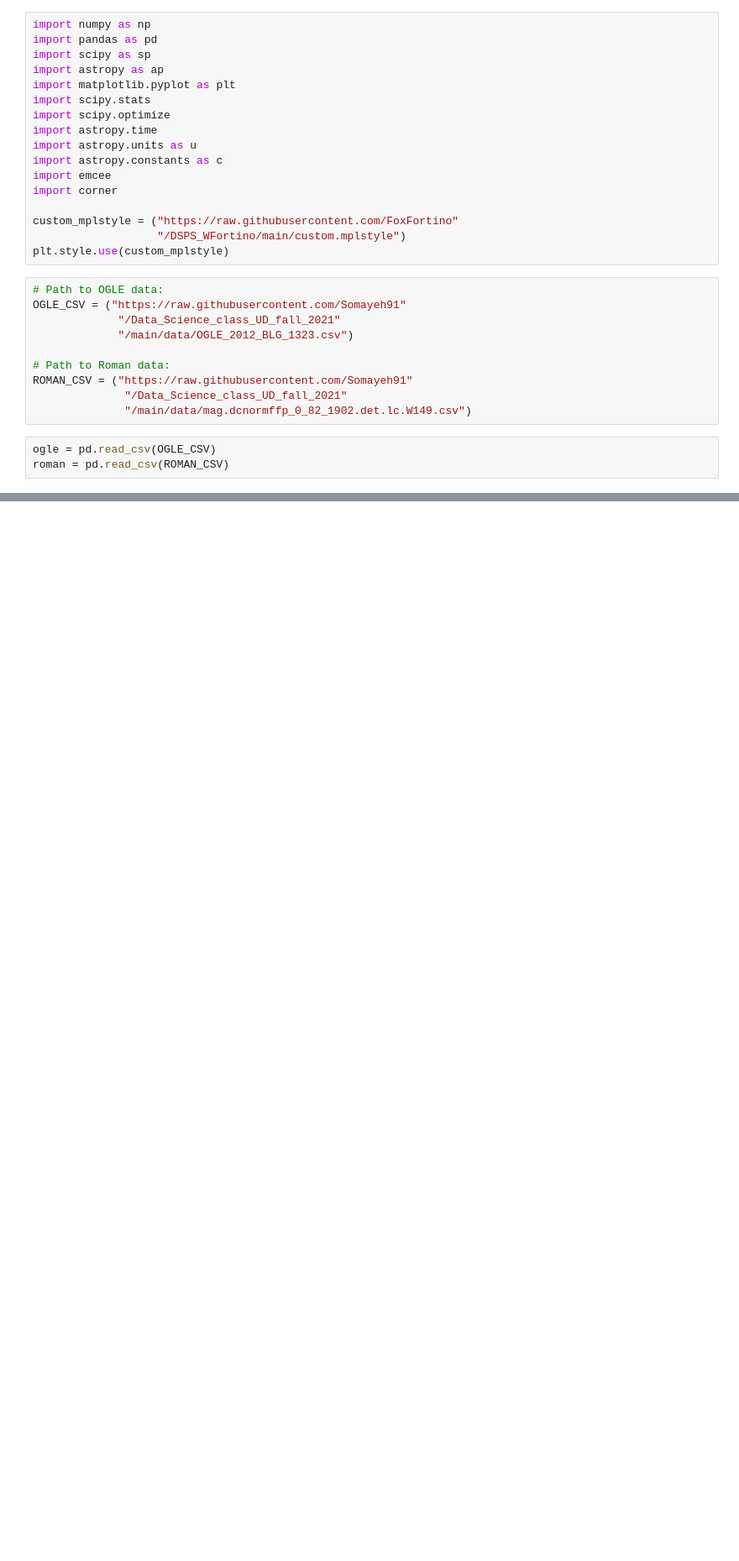
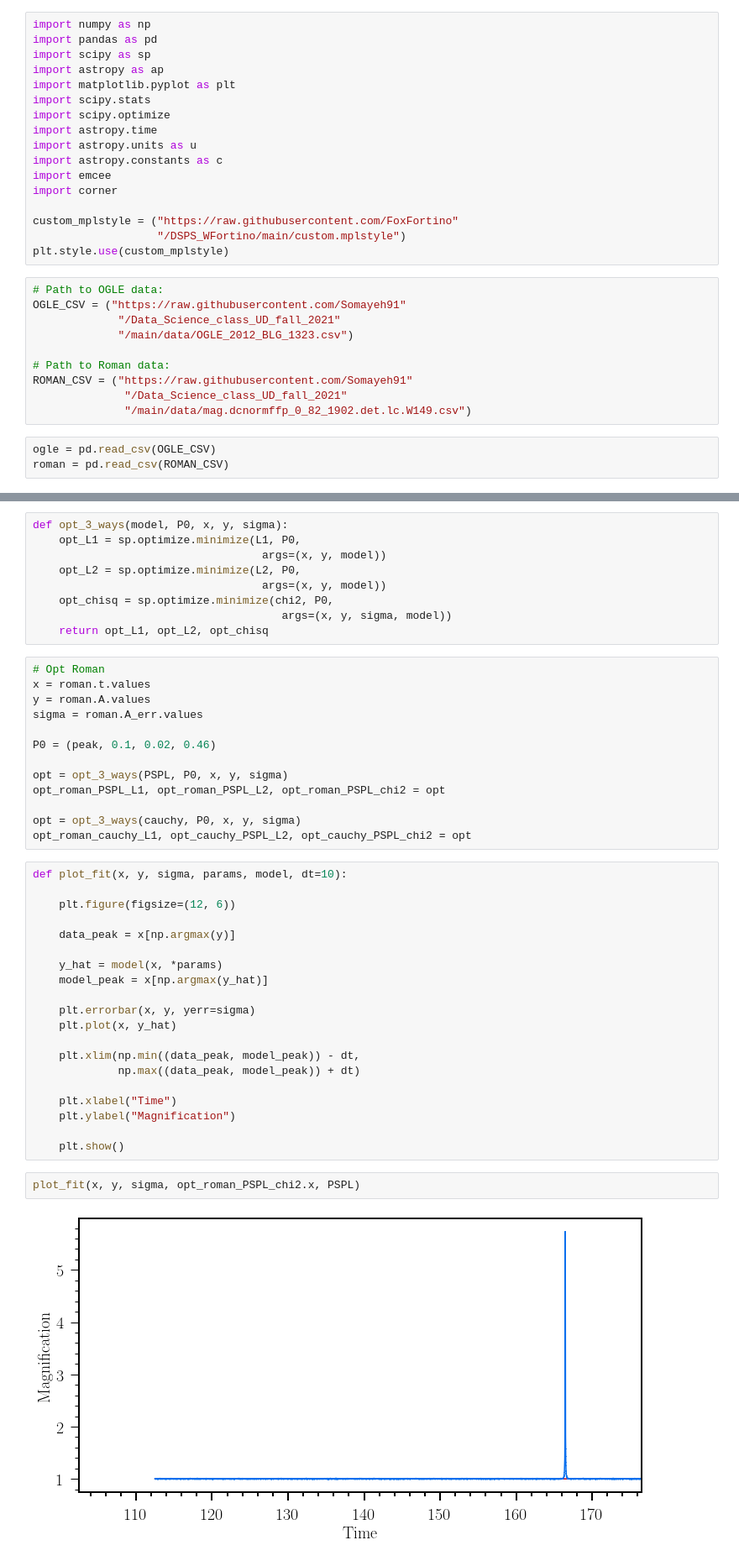
Before and after one commit to FoxFortino/DSPS_WFortino, a Jupyter notebook: Labs/Lab4_Microlensing.ipynb, the cells around one changed output, grey strips where cells are left out. Shown: that part at 84% size. Drawn from its saved outputs; the diff is of its cells as text; blank space fills up the shorter version.

```diff
--- a/Labs/Lab4_Microlensing.ipynb
+++ b/Labs/Lab4_Microlensing.ipynb
@@ -99,0 +91,46 @@ opt_PSPL_chisq =sp.optimize.minimize(chisq, PSPL_P0, args=(x, y, sigma, PSPL))
+# %%
+def opt_3_ways(model, P0, x, y, sigma):
+    opt_L1 = sp.optimize.minimize(L1, P0,
+                                   args=(x, y, model))
+    opt_L2 = sp.optimize.minimize(L2, P0,
+                                   args=(x, y, model))
+    opt_chisq = sp.optimize.minimize(chi2, P0,
+                                      args=(x, y, sigma, model))
+    return opt_L1, opt_L2, opt_chisq
+# %%
+# Opt Roman
+x = roman.t.values
+y = roman.A.values
+sigma = roman.A_err.values
+
+P0 = (peak, 0.1, 0.02, 0.46)
+
+opt = opt_3_ways(PSPL, P0, x, y, sigma)
+opt_roman_PSPL_L1, opt_roman_PSPL_L2, opt_roman_PSPL_chi2 = opt
+
+opt = opt_3_ways(cauchy, P0, x, y, sigma)
+opt_roman_cauchy_L1, opt_cauchy_PSPL_L2, opt_cauchy_PSPL_chi2 = opt
+# %%
+def plot_fit(x, y, sigma, params, model, dt=10):
+
+    plt.figure(figsize=(12, 6))
+
+    data_peak = x[np.argmax(y)]
+
+    y_hat = model(x, *params)
+    model_peak = x[np.argmax(y_hat)]
+
+    plt.errorbar(x, y, yerr=sigma)
+    plt.plot(x, y_hat)
+
+    plt.xlim(np.min((data_peak, model_peak)) - dt,
+             np.max((data_peak, model_peak)) + dt)
+
+    plt.xlabel("Time")
+    plt.ylabel("Magnification")
+
+    plt.show()
+# %%
+plot_fit(x, y, sigma, opt_roman_PSPL_chi2.x, PSPL)
+# %% [output]
+[figure, added]
```
Also changed, not shown: parts of 9 cells of this notebook, 4 other files.
